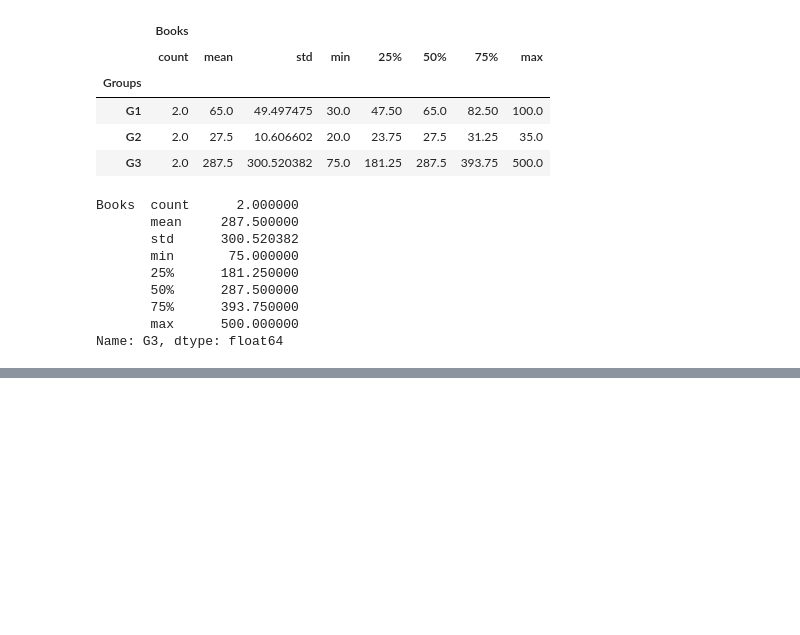
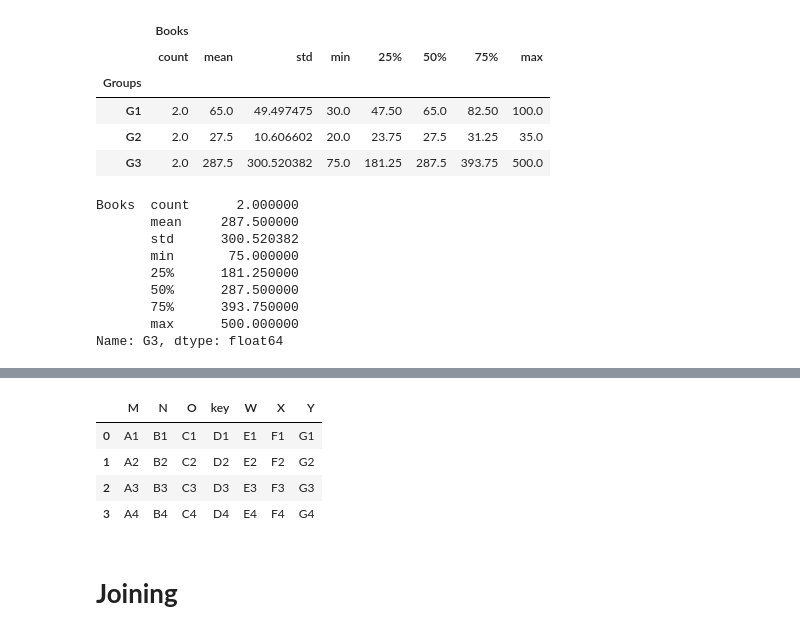
Before and after one commit to Lizaa-sm/python_to_DS, a Jupyter notebook: Python_Pandas/Python_Pandas_VI.ipynb, the cells around one changed output, grey strips where cells are left out. Drawn from its saved outputs; the diff is of its cells as text; code cells hidden in the pictures; blank space fills up the shorter version.

```diff
--- a/Python_Pandas/Python_Pandas_VI.ipynb
+++ b/Python_Pandas/Python_Pandas_VI.ipynb
@@ -87,0 +179,6 @@ Name: G3, dtype: float64
+# %%
+df_4 = pd.DataFrame({'M':['A1','A2','A3','A4'],
+                     'N':['B1','B2','B3','B4'],
+                     'O':['C1','C2','C3','C4'],
+                     'key':['D1','D2','D3','D4']})
+df_4
@@ -87,0 +191,6 @@ Name: G3, dtype: float64
+# %%
+df_5 = pd.DataFrame({'W':['E1','E2','E3','E4'],
+                     'X':['F1','F2','F3','F4'],
+                     'Y':['G1','G2','G3','G4'],
+                     'key':['D1','D2','D3','D4']})
+df_5
@@ -87,0 +203,15 @@ Name: G3, dtype: float64
+# %%
+pd.merge(df_4,df_5,how='inner',on='key')
+
+# You can do this with more than one key and it would look like this:
+# pd.merge(df_4,df_5, on = ['key1', 'key2'])
+# or: pd.merge(df_4,df_5, how='outer', on = ['key1', 'key2'])
+# and: pd.merge(df_4,df_5, how = 'right', on = ['key1', 'key2'])
+# %% [output]
+|  | M | N | O | key | W | X | Y |
+| 0 | A1 | B1 | C1 | D1 | E1 | F1 | G1 |
+| 1 | A2 | B2 | C2 | D2 | E2 | F2 | G2 |
+| 2 | A3 | B3 | C3 | D3 | E3 | F3 | G3 |
+| 3 | A4 | B4 | C4 | D4 | E4 | F4 | G4 |
+# %% [markdown]
+# **Joining**
```
Also changed, not shown: parts of 19 cells of this notebook.
